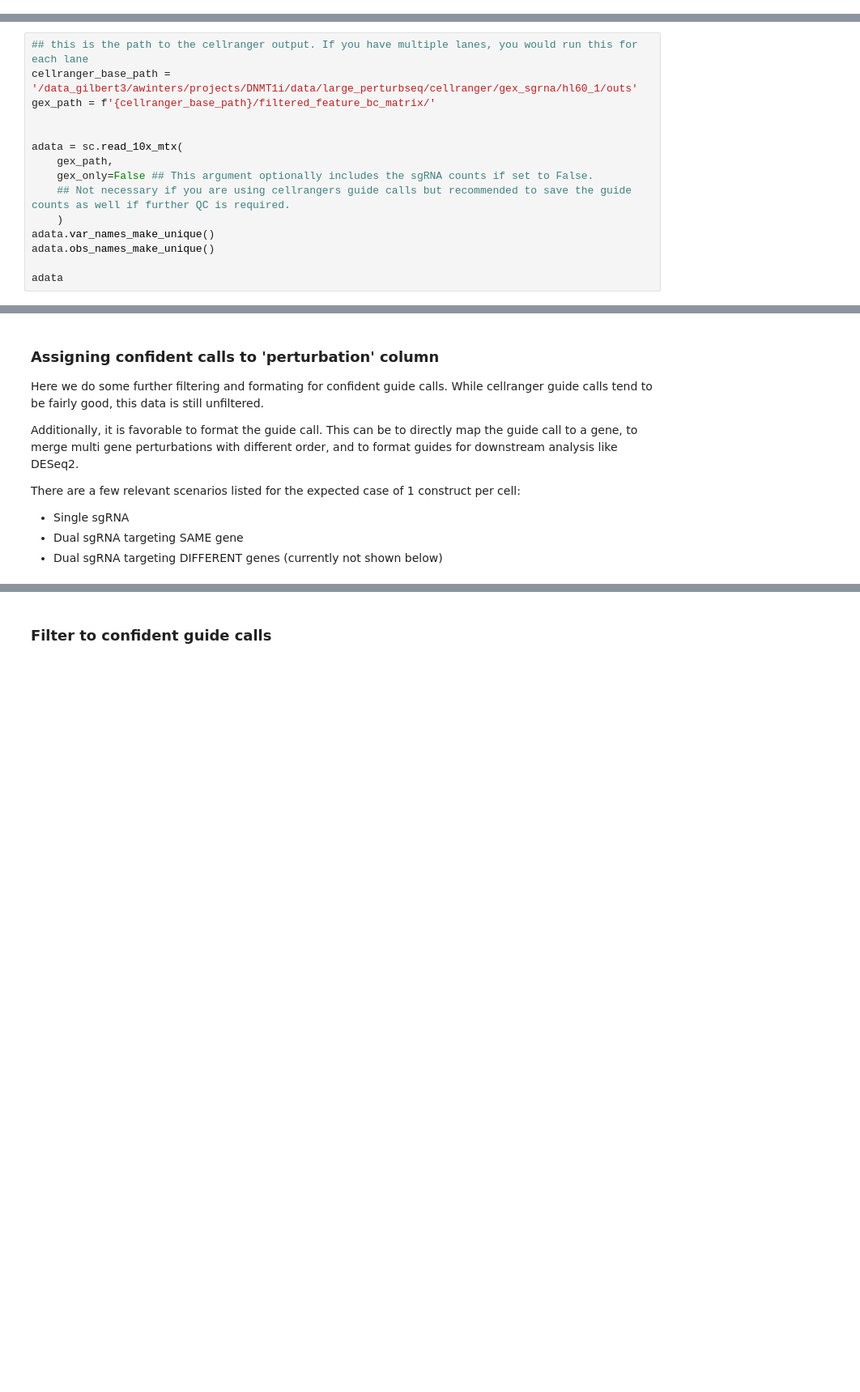
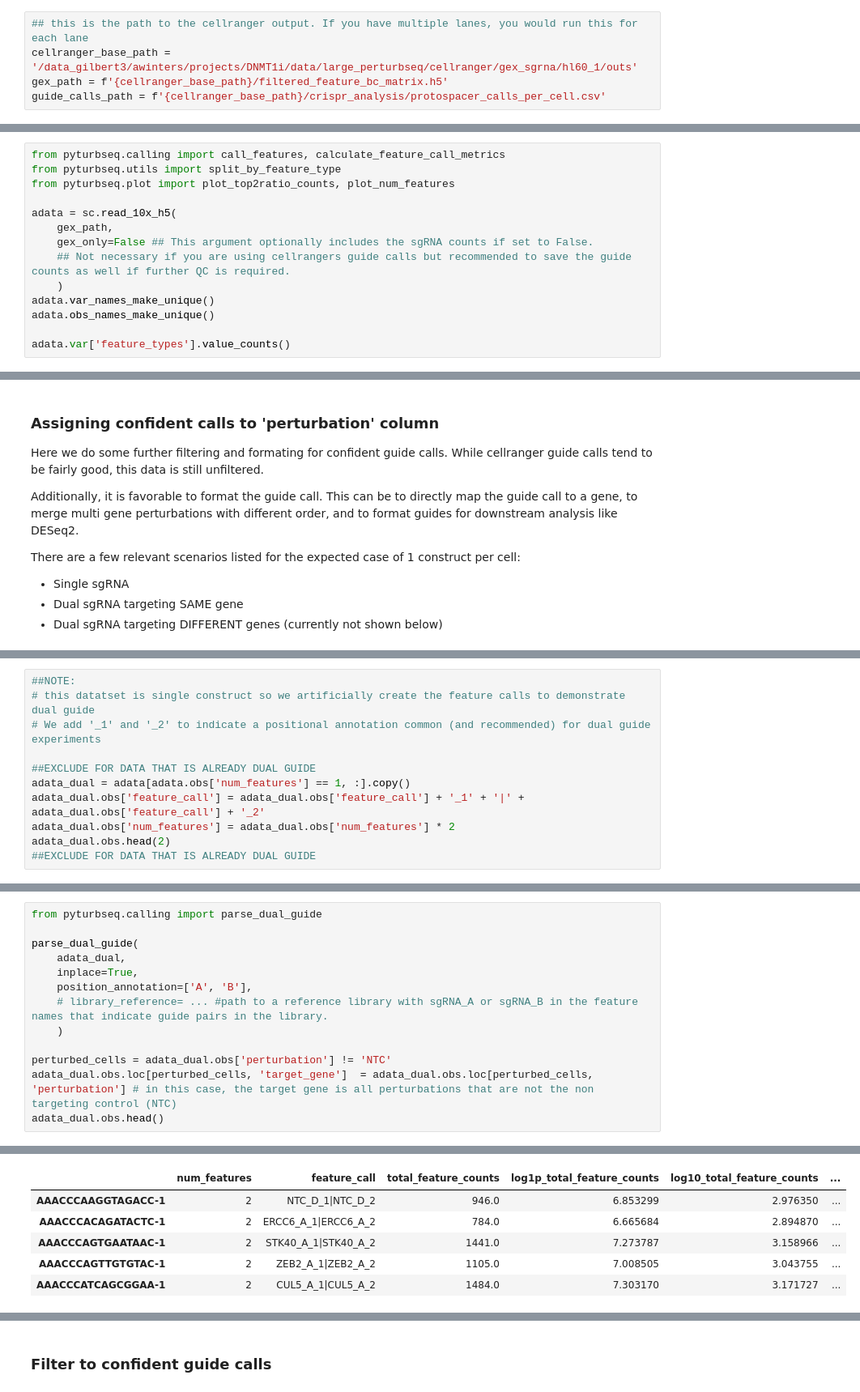
Before and after one commit to aidanwinters/pyturbseq, a Jupyter notebook: Tutorial.ipynb, the cells around one changed output, grey strips where cells are left out. Shown at 81% size. Cells and saved outputs as stored; diff of their text form; blank space fills up the shorter version.

```diff
--- a/Tutorial.ipynb
+++ b/Tutorial.ipynb
@@ -19,0 +16,5 @@ import pyturbseq as ptrb
+# %%
+## this is the path to the cellranger output. If you have multiple lanes, you would run this for each lane
+cellranger_base_path = '/data_gilbert3/awinters/projects/DNMT1i/data/large_perturbseq/cellranger/gex_sgrna/hl60_1/outs'
+gex_path = f'{cellranger_base_path}/filtered_feature_bc_matrix.h5'
+guide_calls_path = f'{cellranger_base_path}/crispr_analysis/protospacer_calls_per_cell.csv'
@@ -20,10 +63,9 @@ import pyturbseq as ptrb
 # %%
-## this is the path to the cellranger output. If you have multiple lanes, you would run this for each lane
-cellranger_base_path = '/data_gilbert3/awinters/projects/DNMT1i/data/large_perturbseq/cellranger/gex_sgrna/hl60_1/outs'
-gex_path = f'{cellranger_base_path}/filtered_feature_bc_matrix/'
+from pyturbseq.calling import call_features, calculate_feature_call_metrics
+from pyturbseq.utils import split_by_feature_type
+from pyturbseq.plot import plot_top2ratio_counts, plot_num_features
 
-
-adata = sc.read_10x_mtx(
+adata = sc.read_10x_h5(
     gex_path,
     gex_only=False ## This argument optionally includes the sgRNA counts if set to False.
     ## Not necessary if you are using cellrangers guide calls but recommended to save the guide counts as well if further QC is required.
@@ -31,5 +73,5 @@ adata = sc.read_10x_mtx(
 adata.var_names_make_unique()
 adata.obs_names_make_unique()
 
-adata
+adata.var['feature_types'].value_counts()
 # %% [output]
@@ -123,0 +114,11 @@ There are a few relevant scenarios listed for the expected case of 1 construct p
+# %%
+##NOTE:
+# this datatset is single construct so we artificially create the feature calls to demonstrate dual guide
+# We add '_1' and '_2' to indicate a positional annotation common (and recommended) for dual guide experiments
+
+##EXCLUDE FOR DATA THAT IS ALREADY DUAL GUIDE
+adata_dual = adata[adata.obs['num_features'] == 1, :].copy()
+adata_dual.obs['feature_call'] = adata_dual.obs['feature_call'] + '_1' + '|' +  adata_dual.obs['feature_call'] + '_2'
+adata_dual.obs['num_features'] = adata_dual.obs['num_features'] * 2
+adata_dual.obs.head(2)
+##EXCLUDE FOR DATA THAT IS ALREADY DUAL GUIDE
@@ -123,0 +133,14 @@ There are a few relevant scenarios listed for the expected case of 1 construct p
+# %%
+from pyturbseq.calling import parse_dual_guide
+
+parse_dual_guide(
+    adata_dual,
+    inplace=True,
+    position_annotation=['A', 'B'],
+    # library_reference= ... #path to a reference library with sgRNA_A or sgRNA_B in the feature names that indicate guide pairs in the library.
+    )
+
+perturbed_cells = adata_dual.obs['perturbation'] != 'NTC'
+adata_dual.obs.loc[perturbed_cells, 'target_gene']  = adata_dual.obs.loc[perturbed_cells, 'perturbation'] # in this case, the target gene is all perturbations that are not the non targeting control (NTC)
+adata_dual.obs.head()
+# %% [output]
@@ -124 +148,7 @@ There are a few relevant scenarios listed for the expected case of 1 construct p
+|  | num_features | feature_call | total_feature_counts | log1p_total_feature_counts | log10_total_feature_counts | ... |
+| AAACCCAAGGTAGACC-1 | 2 | NTC_D_1|NTC_D_2 | 946.0 | 6.853299 | 2.976350 | ... |
+| AAACCCACAGATACTC-1 | 2 | ERCC6_A_1|ERCC6_A_2 | 784.0 | 6.665684 | 2.894870 | ... |
+| AAACCCAGTGAATAAC-1 | 2 | STK40_A_1|STK40_A_2 | 1441.0 | 7.273787 | 3.158966 | ... |
+| AAACCCAGTTGTGTAC-1 | 2 | ZEB2_A_1|ZEB2_A_2 | 1105.0 | 7.008505 | 3.043755 | ... |
+| AAACCCATCAGCGGAA-1 | 2 | CUL5_A_1|CUL5_A_2 | 1484.0 | 7.303170 | 3.171727 | ... |
 # %% [markdown]
```
Also changed, not shown: parts of 36 cells of this notebook, 2 other files.
